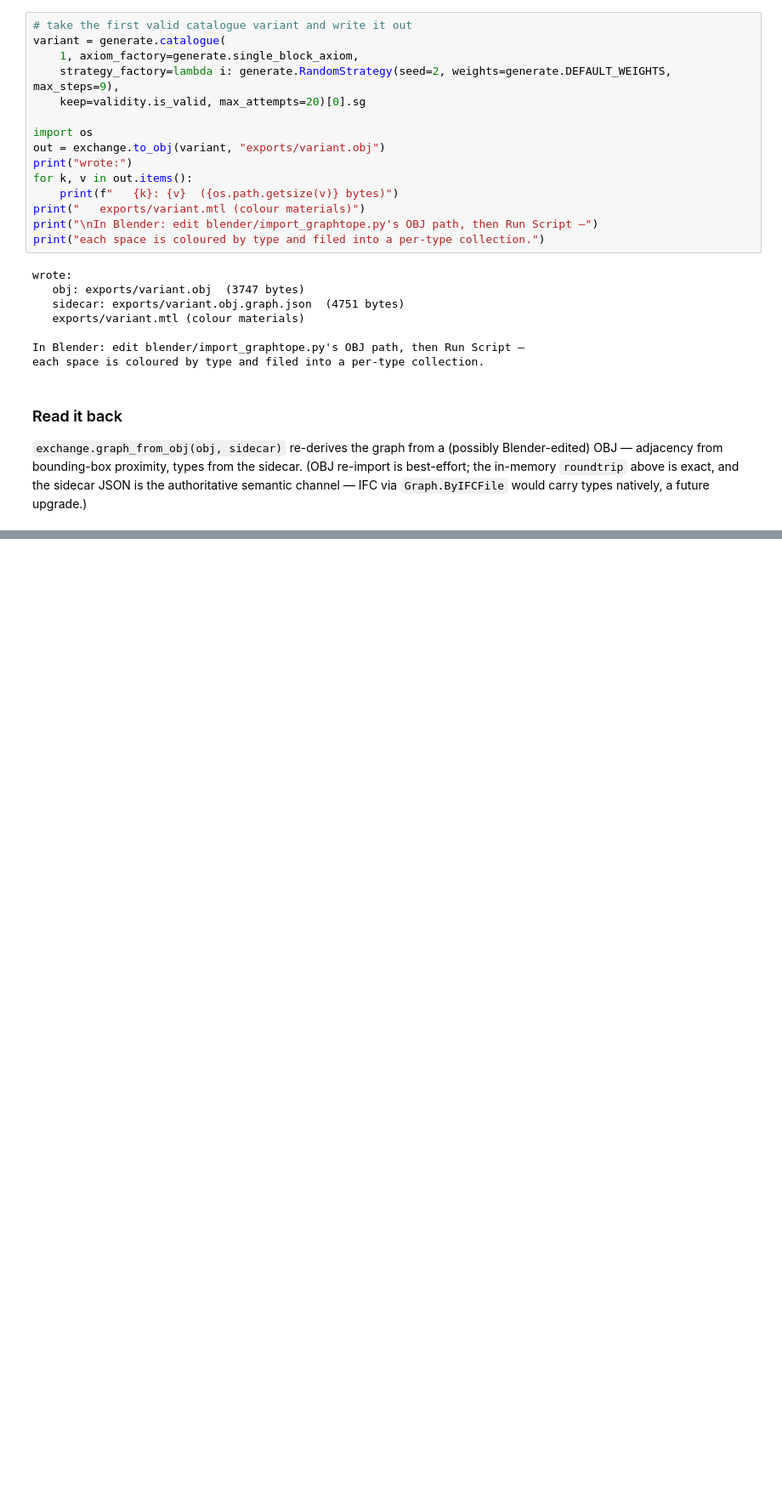
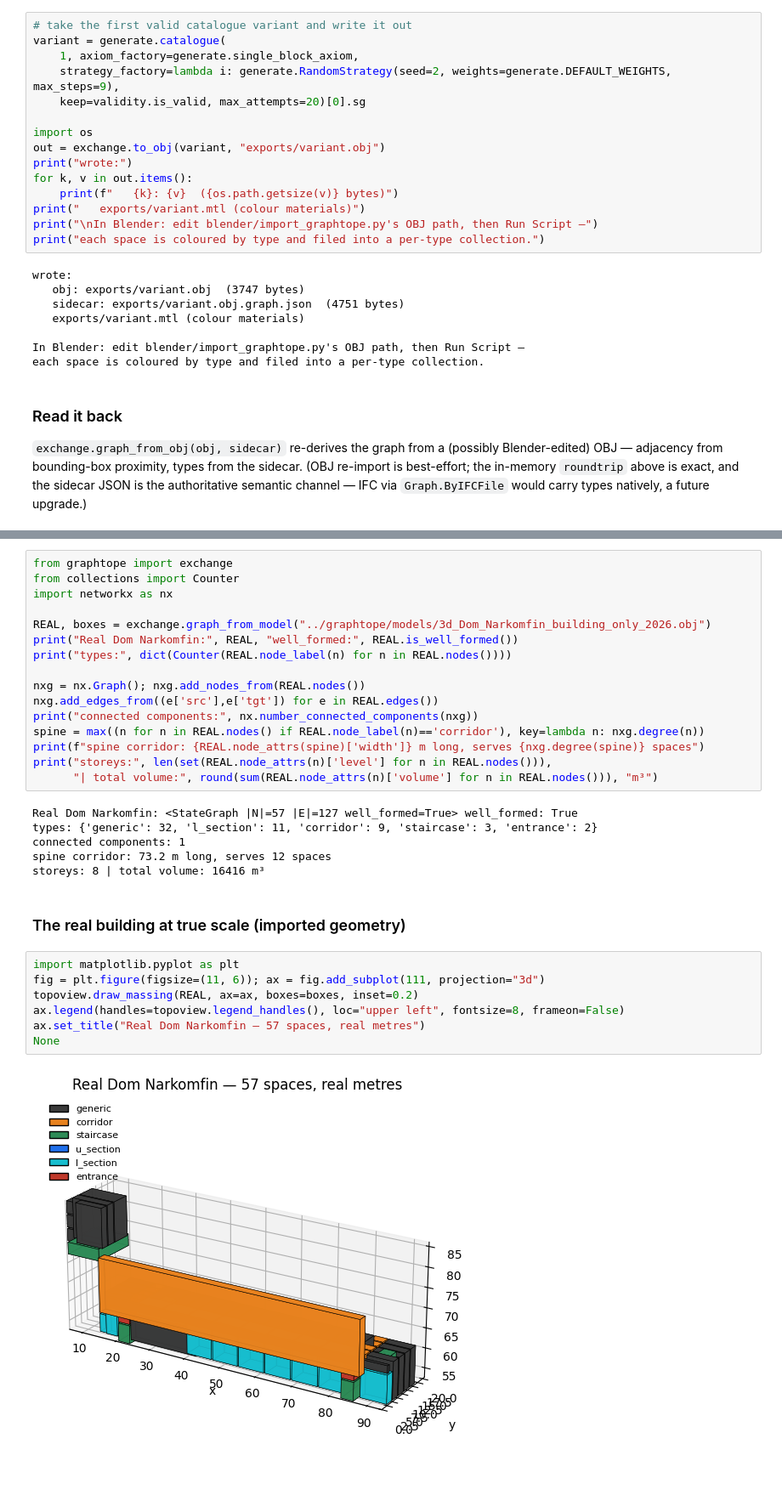
Before and after one commit to arlav/graphtope, a Jupyter notebook: notebooks/01_graphtope.ipynb, the cells around one changed output, grey strips where cells are left out. Shown at 85% size. Cells and saved outputs as stored; diff of their text form; blank space fills up the shorter version.

Commit message:
testing variants with the real models

```diff
--- a/notebooks/01_graphtope.ipynb
+++ b/notebooks/01_graphtope.ipynb
@@ -932,0 +934,33 @@ map of the catalogue).
+# %%
+from graphtope import exchange
+from collections import Counter
+import networkx as nx
+
+REAL, boxes = exchange.graph_from_model("../graphtope/models/3d_Dom_Narkomfin_building_only_2026.obj")
+print("Real Dom Narkomfin:", REAL, "well_formed:", REAL.is_well_formed())
+print("types:", dict(Counter(REAL.node_label(n) for n in REAL.nodes())))
+
+nxg = nx.Graph(); nxg.add_nodes_from(REAL.nodes())
+nxg.add_edges_from((e['src'],e['tgt']) for e in REAL.edges())
+print("connected components:", nx.number_connected_components(nxg))
+spine = max((n for n in REAL.nodes() if REAL.node_label(n)=='corridor'), key=lambda n: nxg.degree(n))
+print(f"spine corridor: {REAL.node_attrs(spine)['width']} m long, serves {nxg.degree(spine)} spaces")
+print("storeys:", len(set(REAL.node_attrs(n)['level'] for n in REAL.nodes())),
+      "| total volume:", round(sum(REAL.node_attrs(n)['volume'] for n in REAL.nodes())), "m³")
+# %% [output]
+Real Dom Narkomfin: <StateGraph |N|=57 |E|=127 well_formed=True> well_formed: True
+types: {'generic': 32, 'l_section': 11, 'corridor': 9, 'staircase': 3, 'entrance': 2}
+connected components: 1
+spine corridor: 73.2 m long, serves 12 spaces
+storeys: 8 | total volume: 16416 m³
+# %% [markdown]
+### The real building at true scale (imported geometry)
+# %%
+import matplotlib.pyplot as plt
+fig = plt.figure(figsize=(11, 6)); ax = fig.add_subplot(111, projection="3d")
+topoview.draw_massing(REAL, ax=ax, boxes=boxes, inset=0.2)
+ax.legend(handles=topoview.legend_handles(), loc="upper left", fontsize=8, frameon=False)
+ax.set_title("Real Dom Narkomfin — 57 spaces, real metres")
+None
+# %% [output]
+[figure, added]
```
Also changed, not shown: parts of 20 cells of this notebook, 5 other files.
